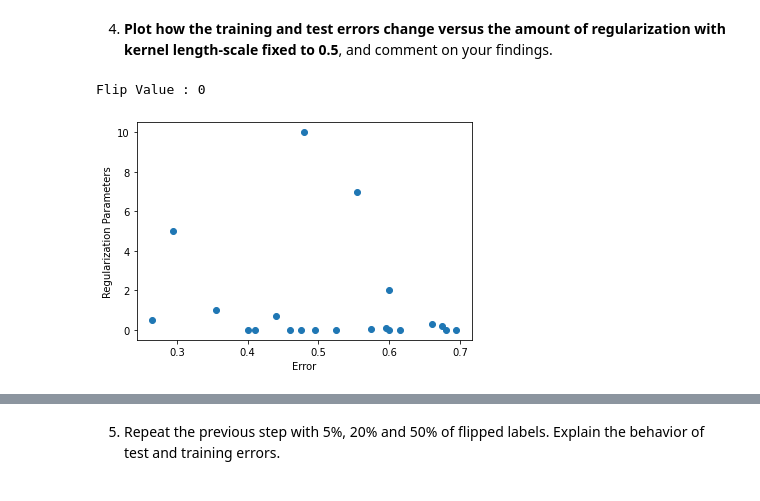
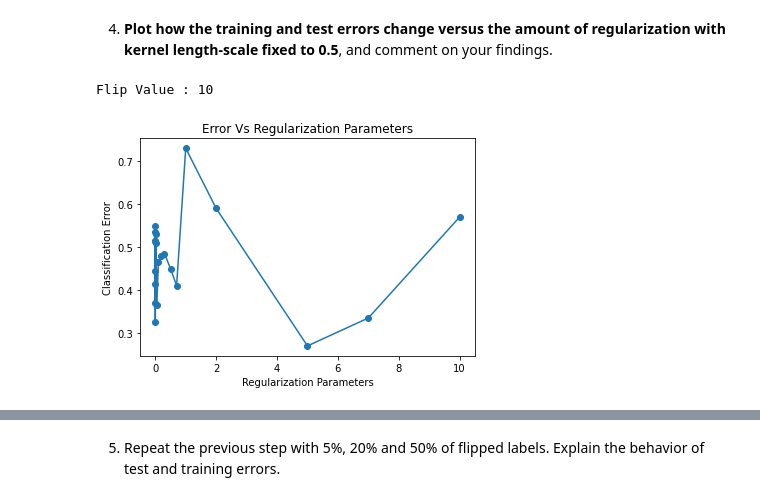
Before and after one commit to mosemb/AdvancedMachineLearning, a Jupyter notebook: lab2/Lab 2 - Kernel regularized least-squares and early stopping.ipynb, the cells around one changed output, grey strips where cells are left out. Saved outputs shown, nothing was run; the diff lists cells and outputs as text; code cells hidden in the pictures.

```diff
--- a/lab2/Lab 2 - Kernel regularized least-squares and early stopping.ipynb
+++ b/lab2/Lab 2 - Kernel regularized least-squares and early stopping.ipynb
@@ -81,23 +81,26 @@ plot_sep_func(cb, Xtrb, Ytrb, Xteb, 'gaussian',2,ax)
 # %%
 reg_pars = [10, 7, 5, 2, 1, 0.7, 0.5, 0.3, 0.2, 0.1, 0.05, 0.02,
             0.01, 0.005 , 0.002 , 0.001 ,0.0005, 0.0002 , 0.0001 ,
             0.00001 , 0.000001]
+
 def plot_error(flip):
     trainin_error = []
     print('Flip Value :',flip)
     for i in reg_pars:
         Xtrc, Ytrc, Xtec, Ytec = two_moons(pflip=flip)
         cc = train_krls(Xtrc, Ytrc, lam=i, kernel='gaussian', kernel_args=0.5)
         yc =  linear_predict(cb, Xtrc,Xtec, kernel='gaussian', kernel_args=0.5)
         trainin_error.append(c_err(Ytec,np.sign(yc)))
-    plt.scatter(trainin_error,reg_pars)
-    plt.xlabel('Error')
-    plt.ylabel('Regularization Parameters')
+    plt.plot(reg_pars,trainin_error)
+    plt.scatter(reg_pars,trainin_error)
+    plt.title("Error Vs Regularization Parameters")
+    plt.xlabel('Regularization Parameters')
+    plt.ylabel('Classification Error')
     plt.show()
 
-plot_error(0)
+plot_error(10)
 # %% [output]
-Flip Value : 0
+Flip Value : 10
-[figure, old version]
+[figure, new version]
 # %%
 #TODO
```
Also changed, not shown: parts of 15 cells of this notebook.
